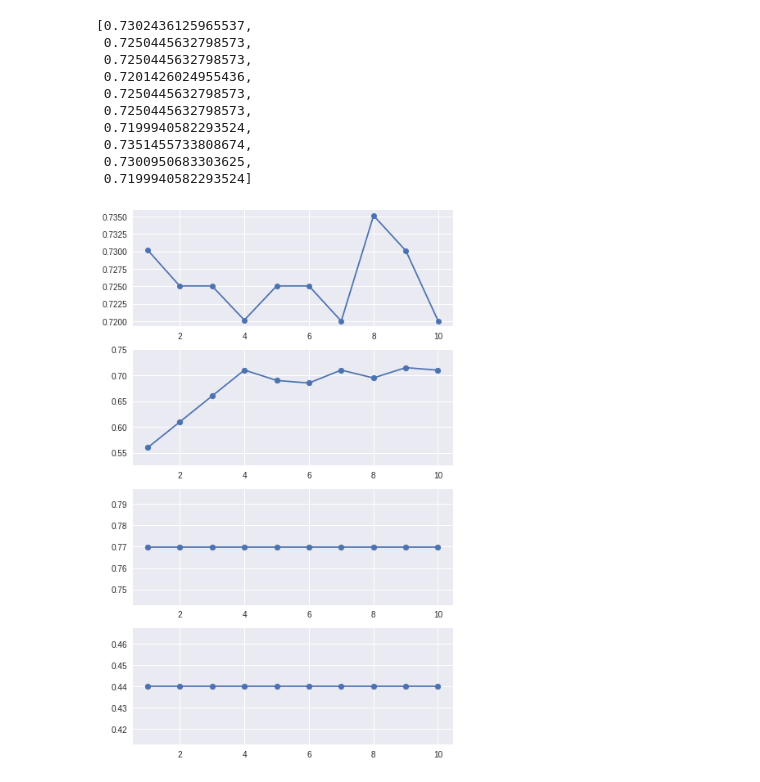
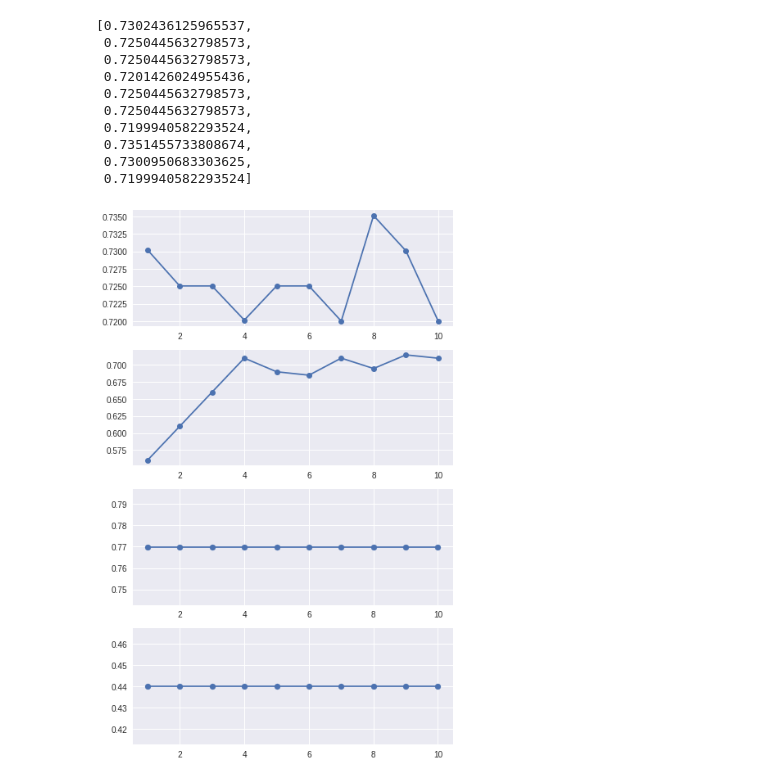
Before and after one commit to aakashv000/Machine-Learning-Lab-CS3103, a Jupyter notebook: Lab_10_Ensembling_methods.ipynb, the cells around one changed output. Drawn from its saved outputs; the diff is of its cells as text; code cells hidden in the pictures.

```diff
--- a/Lab_10_Ensembling_methods.ipynb
+++ b/Lab_10_Ensembling_methods.ipynb
@@ -157,29 +157,33 @@ voting_clf_cv_scores
  0.7300950683303625,
  0.7199940582293524]
 # %%
-#TODO: make same y-scale for all subplots
+#TODO: make correction
 
 plt.figure(1, figsize=(7, 12))
 
 plt.subplot(411)
 # plt.scatter(range(1, 11), voting_clf_cv_scores)
 plt.plot(range(1, 11), voting_clf_cv_scores, 'o-')
 # plt.ylim(0, 1)
 # plt.yticks(np.arange(min(voting_clf_cv_scores) - 0.1, max(voting_clf_cv_scores) + 0.1, step=0.1))
+# yticks_loc_voting, _ = plt.yticks()
 plt.plot()
 
+# plt.subplot(422)
+# # plt.yticks(yticks_loc_voting)
+# plt.plot(range(1, 11), dt_cv_scores, 'o-')
+
 plt.subplot(412)
-plt.scatter(range(1, 11), dt_cv_scores)
-plt.plot(range(1, 11), dt_cv_scores)
+plt.plot(range(1, 11), dt_cv_scores, 'o-')
 
 plt.subplot(413)
 plt.scatter(range(1, 11), svm_cv_scores)
 plt.plot(range(1, 11), svm_cv_scores)
 
 plt.subplot(414)
 plt.scatter(range(1, 11), lr_cv_scores)
 plt.plot(range(1, 11), lr_cv_scores)
 
 plt.show()
 # %% [output]
-[figure, old version]
+[figure, new version]
```
